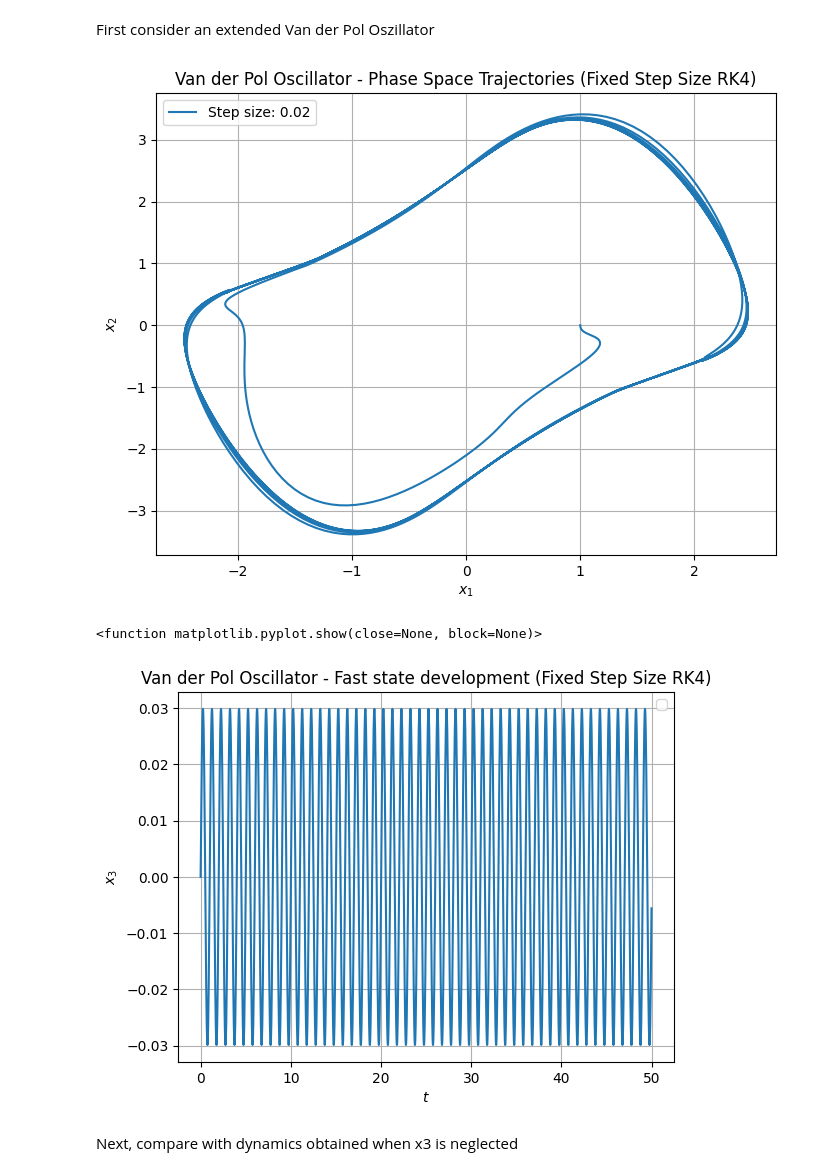
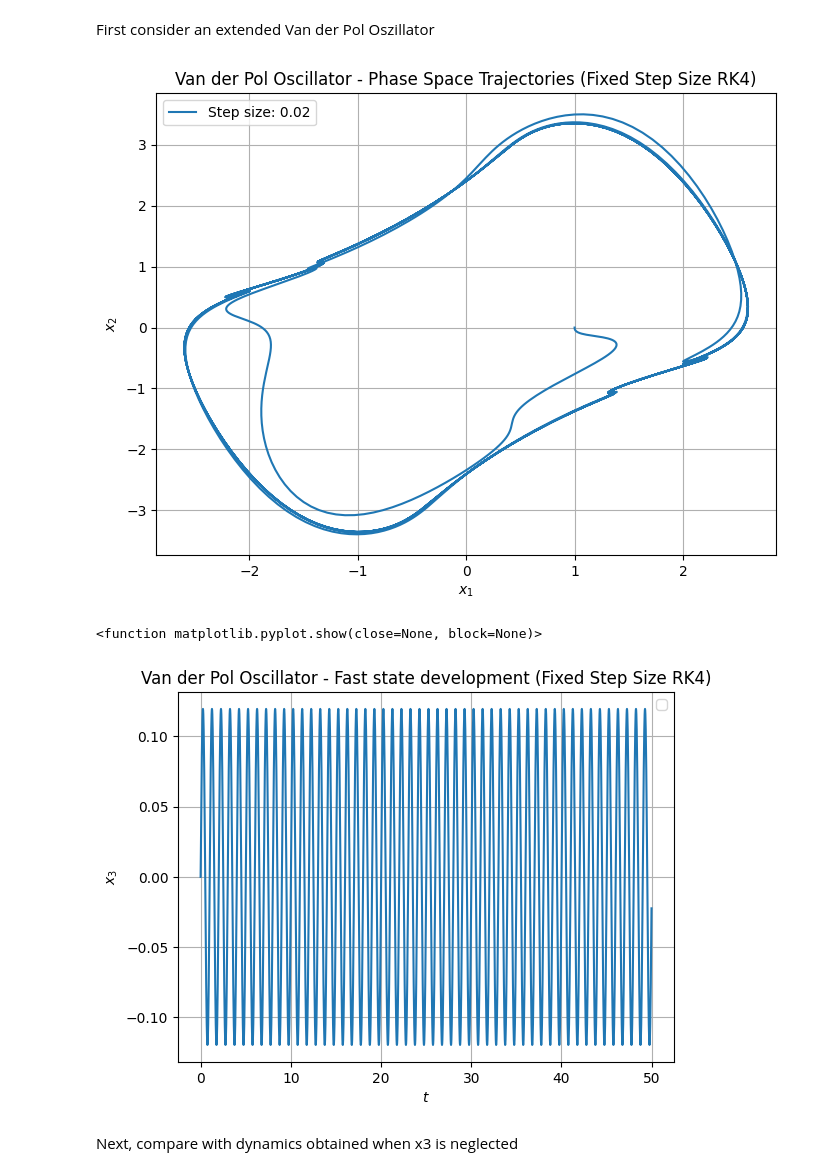
Before and after one commit to l-m-schroth/multi_fidelity_MPC_slow_fast, a Jupyter notebook: Van_der_pol_toy_problem.ipynb, the cells around one changed output. Drawn from its saved outputs; the diff is of its cells as text; code cells hidden in the pictures.

```diff
--- a/Van_der_pol_toy_problem.ipynb
+++ b/Van_der_pol_toy_problem.ipynb
@@ -7,7 +7,7 @@ import matplotlib.pyplot as plt
 # Define system parameters
 mu = 1.0
 epsilon_1, epsilon_2, epsilon_3, epsilon_4 = 10, 0.3, 5, 0.01
-d1, d2, d3 = 1.6, 1.6, 10
+d1, d2, d3 = 0.8, 0.8, 40
 
 # Define periodic control input u
 def control_input(t, scale=0.3):
@@ -48,36 +48,36 @@ t_span = (0, 50)  # Time range
 step_size = 0.02  # Decreasing step sizes, RUKU fails for 0.03
 
 plt.figure(figsize=(8, 6))
 
 # Solve the ODE using RK4 with a fixed step size
 t_vals, X_vals = rk4_integrate(van_der_pol, X0, t_span, step_size)
 
 # Extract solutions
 x1, x2, x3 = X_vals[:, 0], X_vals[:, 1],  X_vals[:, 2]
 
 # Plot trajectories
 plt.plot(x1, x2, label=f"Step size: {step_size}")
 
 # Plot settings
 plt.xlabel("$x_1$")
 plt.ylabel("$x_2$")
 plt.title("Van der Pol Oscillator - Phase Space Trajectories (Fixed Step Size RK4)")
 plt.legend()
 plt.grid()
 plt.show()
 
 # Plot the the fast state over time
 plt.plot(t_vals, x3)
 plt.xlabel("$t$")
 plt.ylabel("$x_3$")
 plt.title("Van der Pol Oscillator - Fast state development (Fixed Step Size RK4)")
 plt.legend()
 plt.grid()
 plt.show
 # %% [output]
-[figure, old version]
+[figure, new version]
 <function matplotlib.pyplot.show(close=None, block=None)>
-[figure, old version]
+[figure, new version]
 # %% [markdown]
 Next, compare with dynamics obtained when x3 is neglected
 # %%
```
Also changed, not shown: parts of 3 cells of this notebook, 9 other files.
